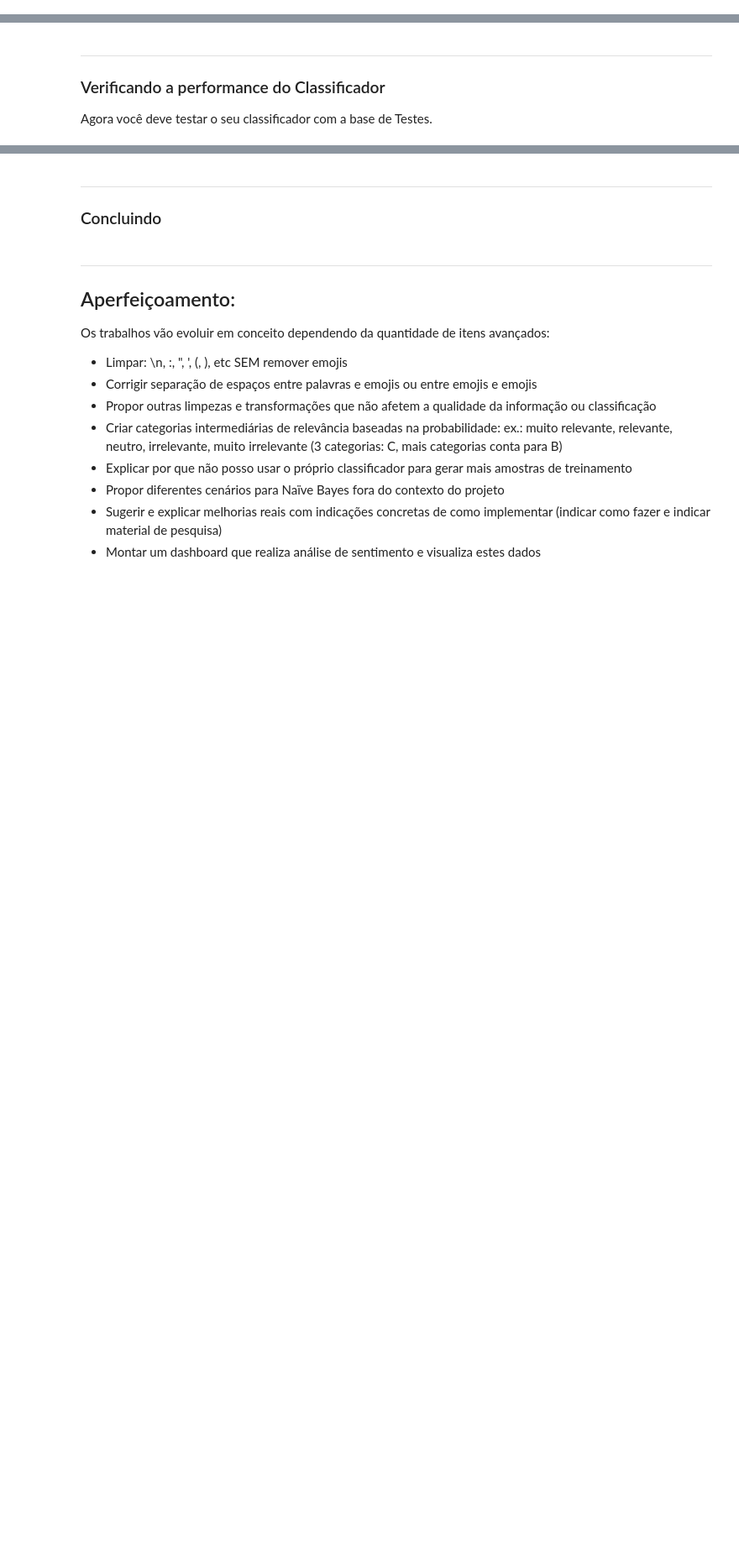
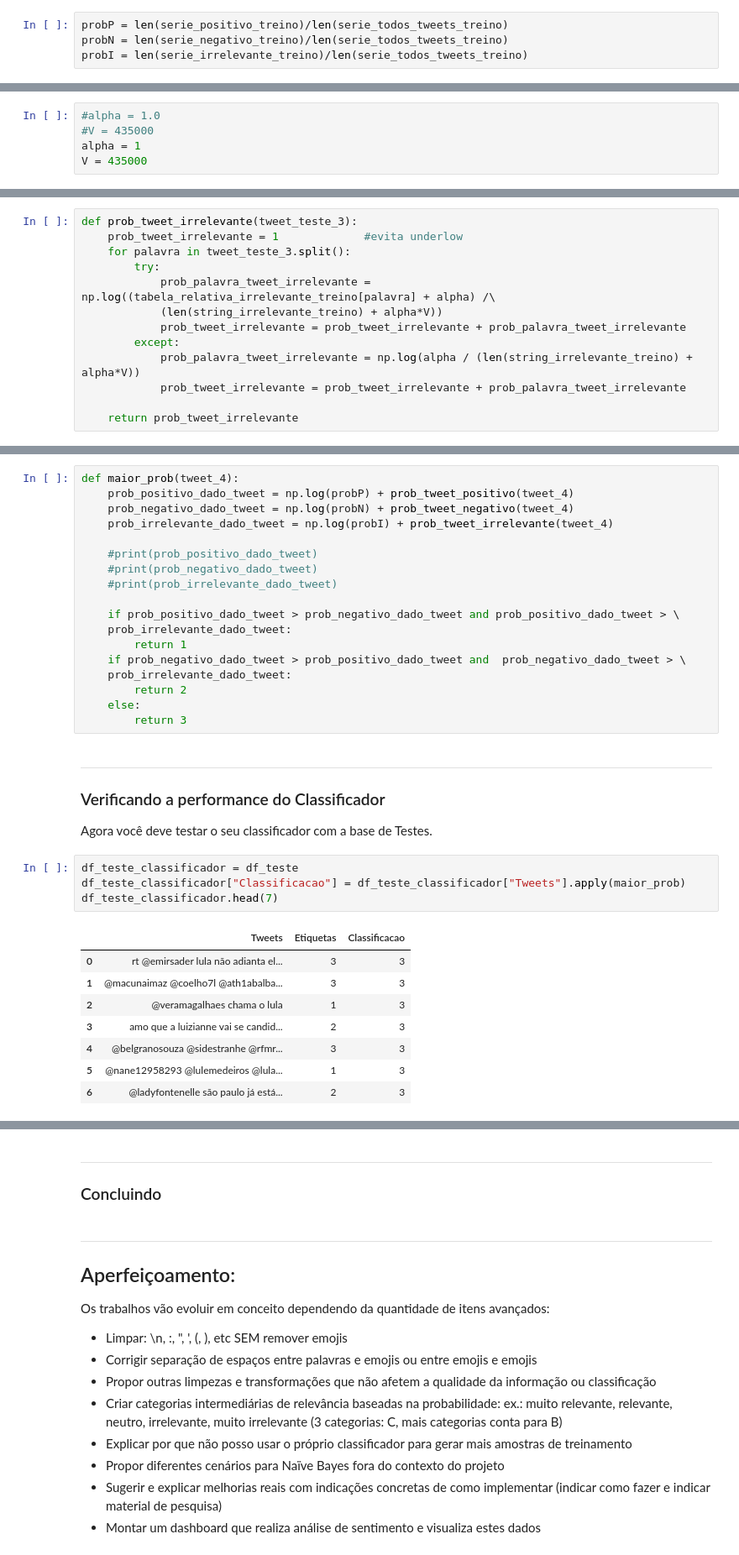
Before and after one commit to SBLuizFernando/cdados-nayve-bayes-sentimento-tweets, a Jupyter notebook: analise/Projeto1_Classificador_layout.ipynb, the cells around one changed output, grey strips where cells are left out. Shown at 84% size. Cells and saved outputs as stored; diff of their text form; blank space fills up the shorter version.

```diff
--- a/analise/Projeto1_Classificador_layout.ipynb
+++ b/analise/Projeto1_Classificador_layout.ipynb
@@ -63,0 +254,4 @@ Considerando apenas as mensagens da planilha Treinamento, ensine  seu classifica
+# %%
+probP = len(serie_positivo_treino)/len(serie_todos_tweets_treino)
+probN = len(serie_negativo_treino)/len(serie_todos_tweets_treino)
+probI = len(serie_irrelevante_treino)/len(serie_todos_tweets_treino)
@@ -63,0 +267,5 @@ Considerando apenas as mensagens da planilha Treinamento, ensine  seu classifica
+# %%
+#alpha = 1.0
+#V = 435000
+alpha = 1
+V = 435000
@@ -63,0 +304,13 @@ Considerando apenas as mensagens da planilha Treinamento, ensine  seu classifica
+# %%
+def prob_tweet_irrelevante(tweet_teste_3):
+    prob_tweet_irrelevante = 1             #evita underlow
+    for palavra in tweet_teste_3.split():
+        try:
+            prob_palavra_tweet_irrelevante = np.log((tabela_relativa_irrelevante_treino[palavra] + alpha) /\
+            (len(string_irrelevante_treino) + alpha*V))
+            prob_tweet_irrelevante = prob_tweet_irrelevante + prob_palavra_tweet_irrelevante
+        except:
+            prob_palavra_tweet_irrelevante = np.log(alpha / (len(string_irrelevante_treino) + alpha*V))
+            prob_tweet_irrelevante = prob_tweet_irrelevante + prob_palavra_tweet_irrelevante
+
+    return prob_tweet_irrelevante
@@ -64,5 +319,36 @@ Considerando apenas as mensagens da planilha Treinamento, ensine  seu classifica
+# %%
+def maior_prob(tweet_4):
+    prob_positivo_dado_tweet = np.log(probP) + prob_tweet_positivo(tweet_4)
+    prob_negativo_dado_tweet = np.log(probN) + prob_tweet_negativo(tweet_4)
+    prob_irrelevante_dado_tweet = np.log(probI) + prob_tweet_irrelevante(tweet_4)
+
+    #print(prob_positivo_dado_tweet)
+    #print(prob_negativo_dado_tweet)
+    #print(prob_irrelevante_dado_tweet)
+
+    if prob_positivo_dado_tweet > prob_negativo_dado_tweet and prob_positivo_dado_tweet > \
+    prob_irrelevante_dado_tweet:
+        return 1
+    if prob_negativo_dado_tweet > prob_positivo_dado_tweet and  prob_negativo_dado_tweet > \
+    prob_irrelevante_dado_tweet:
+        return 2
+    else:
+        return 3
 # %% [markdown]
 ___
 ### Verificando a performance do Classificador
 
 Agora você deve testar o seu classificador com a base de Testes.
+# %%
+df_teste_classificador = df_teste
+df_teste_classificador["Classificacao"] = df_teste_classificador["Tweets"].apply(maior_prob)
+df_teste_classificador.head(7)
+# %% [output]
+|  | Tweets | Etiquetas | Classificacao |
+| 0 | rt @emirsader lula não adianta el... | 3 | 3 |
+| 1 | @macunaimaz @coelho7l @ath1abalba... | 3 | 3 |
+| 2 | @veramagalhaes chama o lula | 1 | 3 |
+| 3 | amo que a luizianne vai se candid... | 2 | 3 |
+| 4 | @belgranosouza @sidestranhe @rfmr... | 3 | 3 |
+| 5 | @nane12958293 @lulemedeiros @lula... | 1 | 3 |
+| 6 | @ladyfontenelle são paulo já está... | 2 | 3 |
```
Also changed, not shown: parts of 39 cells of this notebook, 3 other files.
